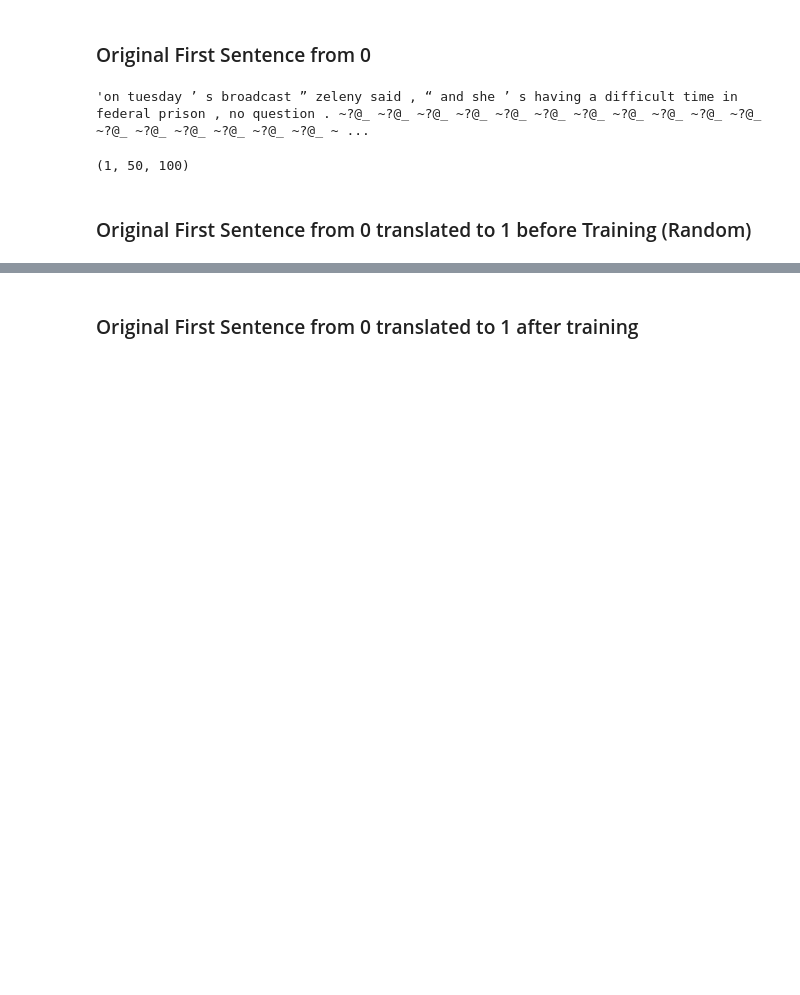
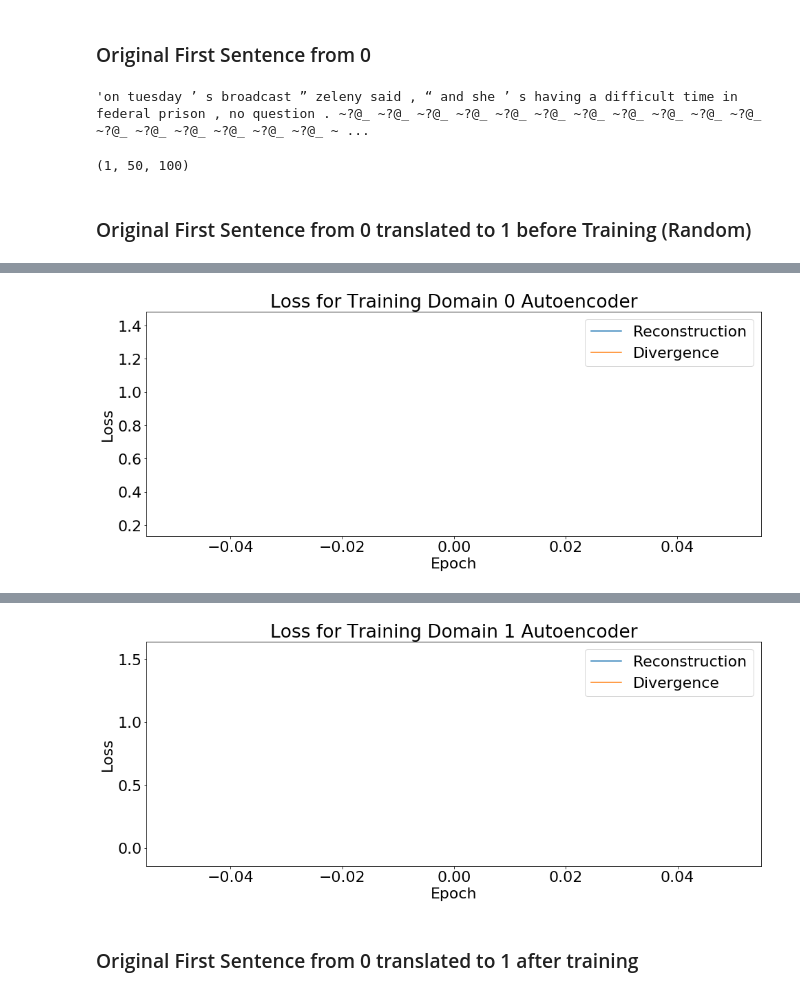
Before and after one commit to marcusdaly/style, a Jupyter notebook: Model.ipynb, the cells around one changed output, grey strips where cells are left out. Cells and saved outputs as stored; diff of their text form; code cells hidden in the pictures; blank space fills up the shorter version.

```diff
--- a/Model.ipynb
+++ b/Model.ipynb
@@ -235,11 +239,12 @@ def createDiscriminator(z_dims, n_dims):
     n_inputs = Input(shape=(n_dims,))
     inputs = concatenate([z_inputs, n_inputs])
 
+    dense = Dropout(0.2)(inputs)
     # 150, 100 is arbitrary rn...
-    dense = Dense(150, activation='relu')(inputs)
-    dense = Dropout(0.2)(dense)
+    dense = Dense(150, activation='relu')(dense)
+    dense = Dropout(0.5)(dense)
     dense = Dense(100, activation='relu')(dense)
-    dense = Dropout(0.2)(dense)
+    dense = Dropout(0.5)(dense)
     output = Dense(1, activation='sigmoid')(dense)
 
     model = Model(inputs=[z_inputs, n_inputs], outputs=output)
@@ -253,3 +253,14 @@ disc_optimizer = tf.keras.optimizers.Adam(lr)
+# %%
+def plotLosses(domain, recLosses, divLosses):
+
+    plt.figure(figsize=(16, 6))
+    plt.rcParams.update({'font.size': 22})
+    plt.title('Loss for Training Domain {} Autoencoder'.format(domain))
+    plt.xlabel('Epoch')
+    plt.ylabel('Loss')
+    plt.plot(range(len(recLosses)), recLosses, range(len(divLosses)), divLosses)
+    plt.legend(['Reconstruction', 'Divergence'])
+    plt.show()
 # %% [markdown]
 ### When $P_Z$ is known...
 # %%
@@ -317,16 +336,21 @@ that integrates all of the data modalities."
 # of dimensions at each timestep
 # domains is a list of the domains we are currently training over.
 
-def trainAutoencodersInitial(samples, encoders, decoders, discriminator, num_samples, domains, epochs=10, weight=1.0):
+def trainAutoencodersInitial(samples, encoders, decoders, discriminator, num_samples, domains, epochs=10, weight=1.0, lr = 3e-3):
     N = samples.shape[1]
     k = samples.shape[0]
 
     for i in domains:
         encoder = encoders[i]
         decoder = decoders[i]
+        enc_optimizer = tf.keras.optimizers.Adam(lr)
+        dec_optimizer = tf.keras.optimizers.Adam(lr)
+        disc_optimizer = tf.keras.optimizers.Adam(lr)
         for j in domains:
             if i != j:
                 j_encoder = encoders[j]
+                recLosses = []
+                divLosses = []
                 epoch = 0
                 while(epoch < epochs): # could also do until some convergence criteria.
                     p_Xi_samples = sample(samples, i, num_samples)
@@ -350,8 +374,12 @@ def trainAutoencodersInitial(samples, encoders, decoders, discriminator, num_sam
                     dec_optimizer.apply_gradients(zip(gradients_of_decoder, decoder.trainable_variables))
                     disc_optimizer.apply_gradients(zip(gradients_of_discriminator, discriminator.trainable_variables))
 
+                    recLosses.append(reconstruction_loss)
+                    divLosses.append(divergence_loss)
+
                     print('Domain {}, Epoch {}:\n\tReconstruction Loss: {}\n\tDivergence Loss: {}'.format(i, epoch+1, reconstruction_loss, divergence_loss))
                     epoch+=1
+                plotLosses(i, recLosses, divLosses)
 # %%
 # samples is a K x N x Timesteps x dim, array of samples, where the 0th index is the domain,
 # the 1th index is the # of the sample in that domain, 2th index is the # timesteps per sequence, 3th index is the #
@@ -403,13 +432,15 @@ def vecSeqToSentence(sequence):
     print(sentence)
 # %%
-n_dims = 60 # len(n)
-z_dims = 240 # len(Z)
+n_dims = 100 # len(n)
+z_dims = 100 # len(Z)
 
-lstm_dims = 256
+lstm_dims = 64
 
-num_epochs = 30
+num_epochs = 1
 num_samples = 128
 
 weight = 1
 
+lr = 3e-3
+
 original_domains = [0, 1]
@@ -438,4 +467,4 @@ vecSeqToSentence(translation[0,:,:])
 # %%
-trainAutoencodersInitial(samples, encoders, decoders, discriminator, num_samples, original_domains, epochs=num_epochs, weight=weight)
+trainAutoencodersInitial(samples, encoders, decoders, discriminator, num_samples, original_domains, epochs=num_epochs, weight=weight, lr = lr)
 # %% [output]
 Domain 0, Epoch 1:
@@ -457,0 +473 @@ Domain 0, Epoch 29:
+[figure, added]
@@ -458,3 +477,4 @@ Domain 0, Epoch 29:
+[figure, added]
 # %% [markdown]
 ### Original First Sentence from 0 translated to 1 after training
 # %%
```
Also changed, not shown: parts of 22 cells of this notebook, 1 other file.
